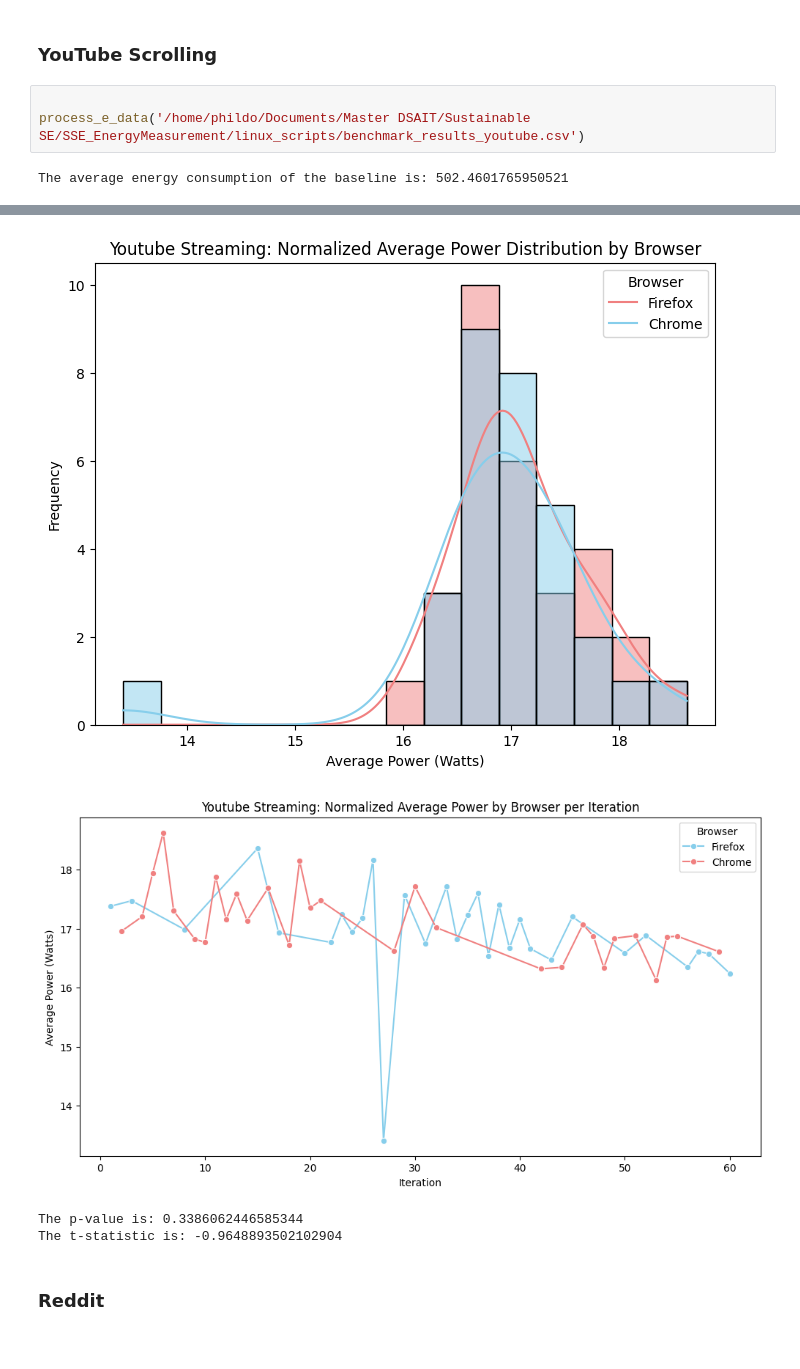
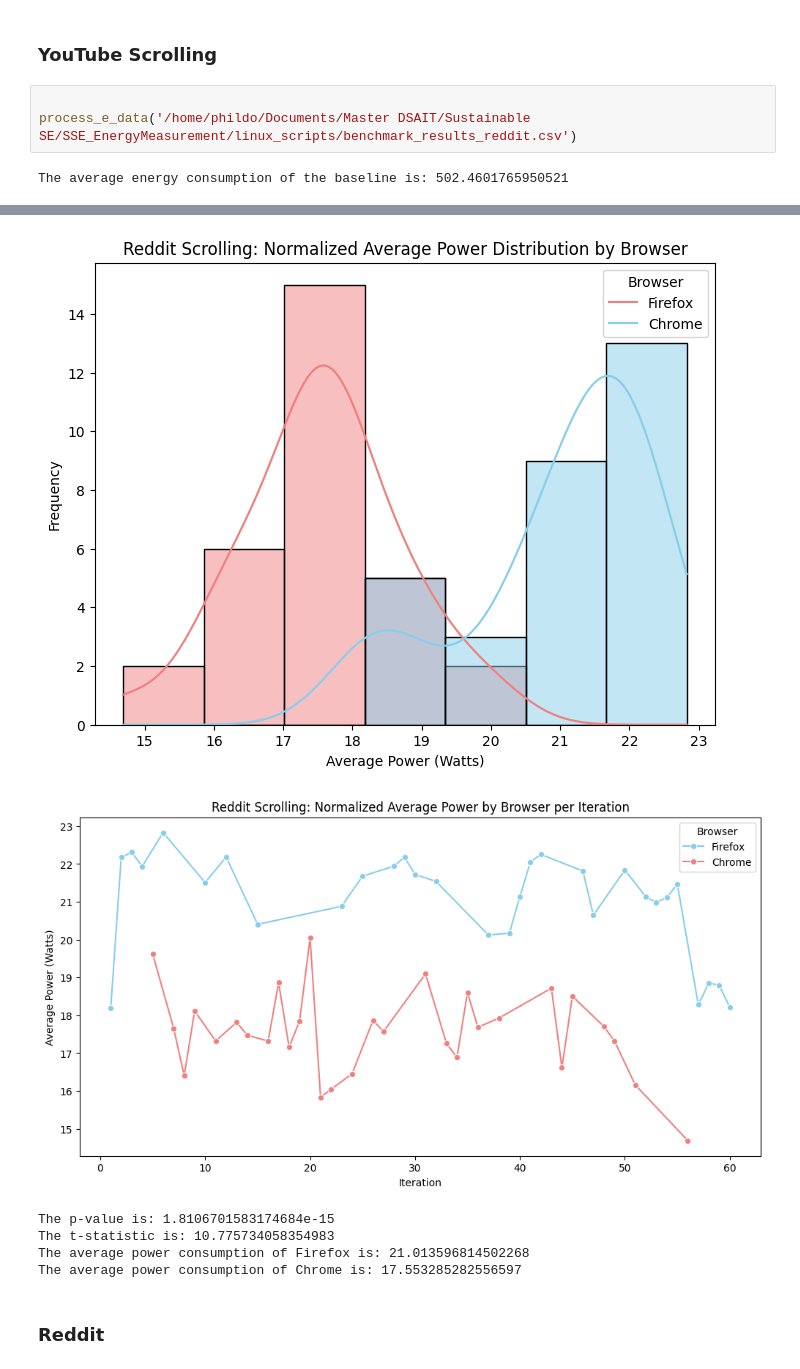
Before and after one commit to D4vidHuang/SSE_EnergyMeasurement, a Jupyter notebook: linux_scripts/data_processing.ipynb, the cells around one changed output, grey strips where cells are left out. Cells and saved outputs as stored; diff of their text form.

Commit message:
addition of averages

```diff
--- a/linux_scripts/data_processing.ipynb
+++ b/linux_scripts/data_processing.ipynb
@@ -97,6 +99,6 @@ Name: count, dtype: int64
 ### YouTube Scrolling
 # %%
 
-process_e_data('/home/phildo/Documents/Master DSAIT/Sustainable SE/SSE_EnergyMeasurement/linux_scripts/benchmark_results_youtube.csv')
+process_e_data('/home/phildo/Documents/Master DSAIT/Sustainable SE/SSE_EnergyMeasurement/linux_scripts/benchmark_results_reddit.csv')
 # %% [output]
 The average energy consumption of the baseline is: 502.4601765950521
@@ -104,6 +106,8 @@ The average energy consumption of the baseline is: 502.4601765950521
-[figure, old version]
+[figure, new version]
-[figure, old version]
+[figure, new version]
-The p-value is: 0.3386062446585344
-The t-statistic is: -0.9648893502102904
+The p-value is: 1.8106701583174684e-15
+The t-statistic is: 10.775734058354983
+The average power consumption of Firefox is: 21.013596814502268
+The average power consumption of Chrome is: 17.553285282556597
 # %% [markdown]
 ### Reddit
```
Also changed, not shown: parts of 2 cells of this notebook.
